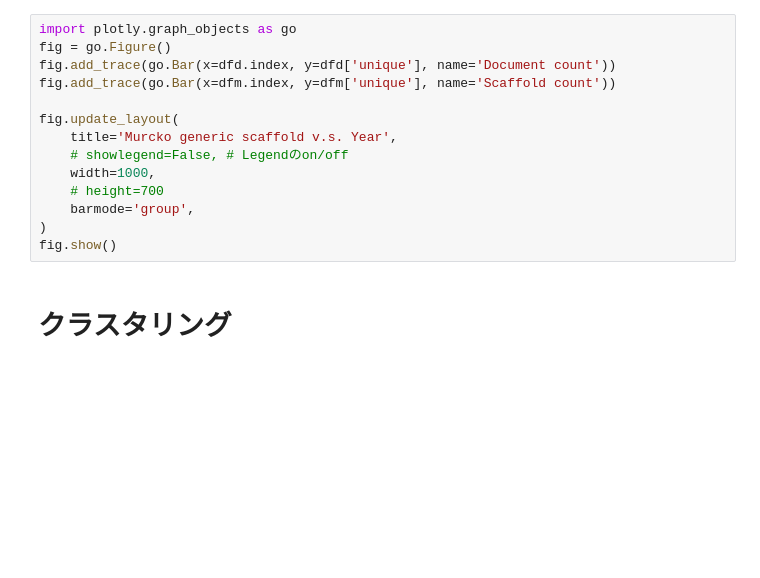
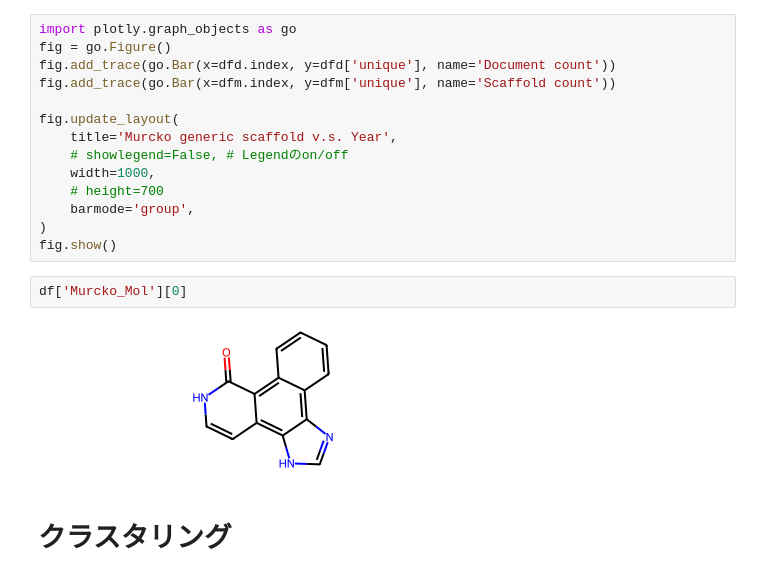
Before and after one commit to keetane/infomatics, a Jupyter notebook: ChEMBLapi.ipynb, the cells around one changed output. Drawn from its saved outputs; the diff is of its cells as text; blank space fills up the shorter version.

```diff
--- a/ChEMBLapi.ipynb
+++ b/ChEMBLapi.ipynb
@@ -169,6 +169,10 @@ fig.update_layout(
     barmode='group',
 )
 fig.show()
+# %%
+df['Murcko_Mol'][0]
+# %% [output]
+[figure, added]
 # %% [markdown]
 # クラスタリング
 # %% [markdown]
```
Also changed, not shown: parts of 9 cells of this notebook.
